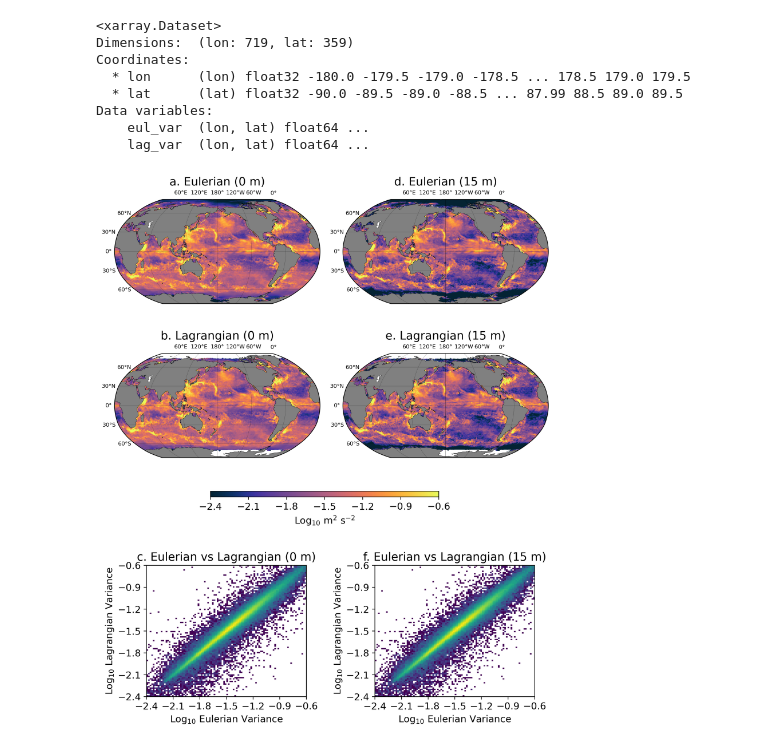
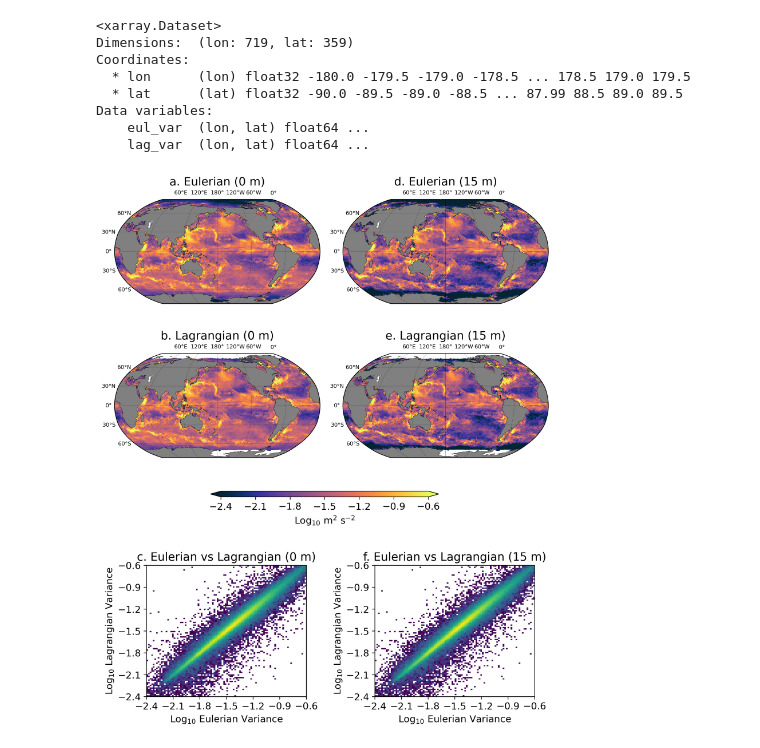
Before and after one commit to Eli8131/hycom_den_var, a Jupyter notebook: var_subplot/var_subplot.ipynb, the cells around one changed output. Drawn from its saved outputs; the diff is of its cells as text; code cells hidden in the pictures.

Commit message:
added triangles to ends of cbar

```diff
--- a/var_subplot/var_subplot.ipynb
+++ b/var_subplot/var_subplot.ipynb
@@ -122,7 +122,8 @@ ax4.set_title('e. Lagrangian (15 m)');
 
 # create axis for colorbar and plot
 cbar_ax = fig.add_axes([0.25, 0.42, 0.5, 0.01]) # left, bottom, width, height
-fig.colorbar(image1, cax=cbar_ax, orientation = 'horizontal', label = 'Log$_{10}$ m$^2$ s$^{-2}$', ticks = np.linspace(-2.4, -0.6, 7))
+fig.colorbar(image1, cax=cbar_ax, orientation = 'horizontal', label = 'Log$_{10}$ m$^2$ s$^{-2}$', ticks = np.linspace(-2.4, -0.6, 7),
+             extend = 'both')
 
 # fifth subplot
 ax5 = fig.add_subplot(3,2,5)
@@ -141,31 +142,31 @@ ax5.set_ylabel('Log$_{10}$ Lagrangian Variance')
 ax5.set_xlabel('Log$_{10}$ Eulerian Variance')
 
 # sixth subplot
 ax6 = fig.add_subplot(3,2,6)
 # create histogram
 H, yedges, xedges = np.histogram2d(y = np.log10(var['eul_var'].values.flatten()),
                                    x = np.log10(var['lag_var']).values.flatten(), bins = 100, range = [[-2.4,-0.6], [-2.4, -0.6]])
 # plot histogram
 cmap = plt.cm.viridis
 image6 = ax6.pcolormesh(xedges, yedges, np.log10(H), cmap = cmap)
 ax6.set_title('f. Eulerian vs Lagrangian (15 m)')
 ax6.set_xlim(-2.4, -0.6)
 ax6.set_ylim(-2.4, -0.6)
 ax6.set_yticks(np.linspace(-2.4, -0.6, 7))
 ax6.set_xticks(np.linspace(-2.4, -0.6, 7))
 ax6.set_ylabel('Log$_{10}$ Lagrangian Variance')
 ax6.set_xlabel('Log$_{10}$ Eulerian Variance')
 
 # set font size for lat/lon labels
 plt.rcParams.update({'font.size': 7, 'font.family': 'sans-serif'})
 
 # Set positions for each subplot
 ax1.set_position([0.04, 0.7, 0.45, 0.3])  # left, bottom, width, height
 ax2.set_position([0.54, 0.7, 0.45, 0.3])
 ax3.set_position([0.04, 0.43, 0.45, 0.3])
 ax4.set_position([0.54, 0.43, 0.45, 0.3])
 ax5.set_position([0.11, 0.07, 0.35, 0.23])
 ax6.set_position([0.61, 0.07, 0.35, 0.23])
 plt.savefig('/Users/elifaigle/Desktop/var_2dhist_subplot.png', dpi = 300, format = 'png')
 # %% [output]
-[figure, old version]
+[figure, new version]
```
Also changed, not shown: 2 other files.
